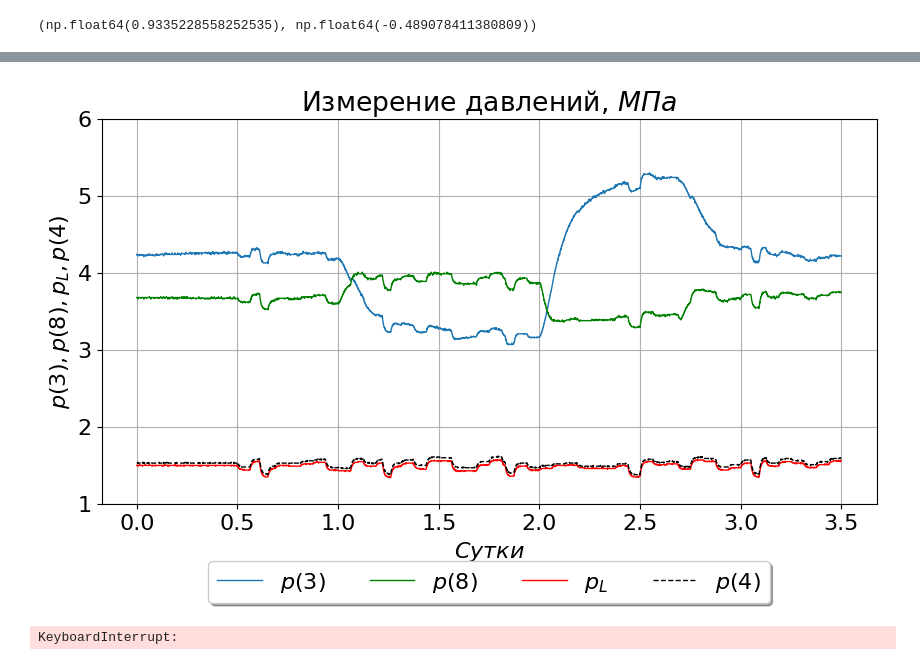
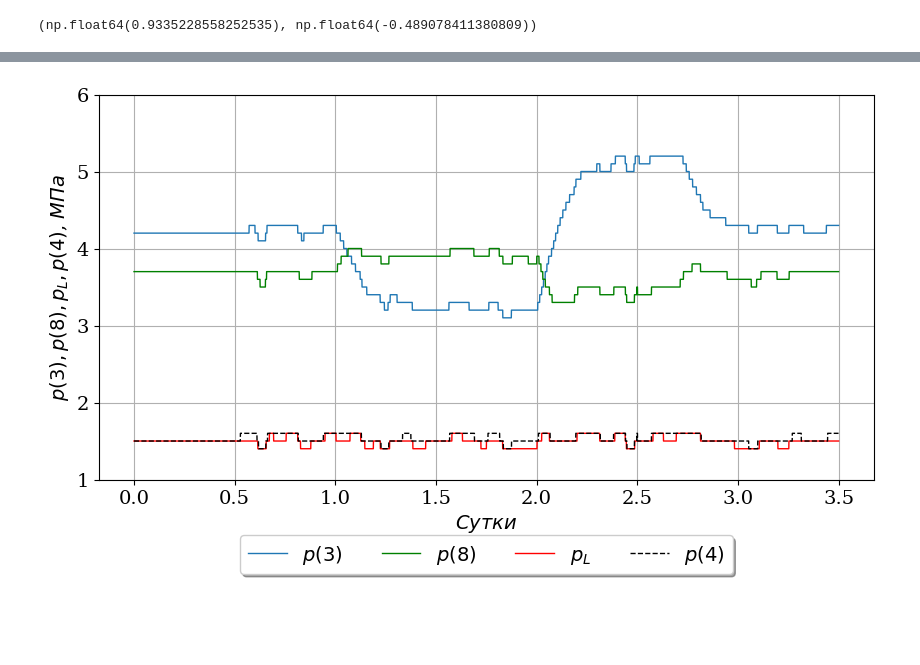
Before and after one commit to IANovoselov/well, a Jupyter notebook: well.ipynb, the cells around one changed output, grey strips where cells are left out. Cells and saved outputs as stored; diff of their text form; code cells hidden in the pictures; blank space fills up the shorter version.

```diff
--- a/well.ipynb
+++ b/well.ipynb
@@ -415,7 +419,8 @@ reservoir = Reservoir()
 well_params = WellParameters().init_dh_r(reservoir, oil).init_m_r3_p_g3(oil)
 
 pump = Pump().init_h_0(well_params, reservoir, oil)
-pump.w = pump._w= 1
+pump.w = pump._w = 1
+pump.smooth_enable = True
 
 agzu = AGZU()
 agzu.enable = True
@@ -456,7 +461,7 @@ class Scale:
   min: int = 0
   max: int = 1
 
-def build_plot(x: pd.Series, data: list[tuple[PlotData]], title: str, y_scale: Optional[list[Scale]] = None, x_scale: Optional[Scale] = None):
+def build_plot(x: pd.Series, data: list[tuple[PlotData]], title: str, y_scale: Optional[list[Scale]] = None, x_scale: Optional[Scale] = None, mu=None):
   """Построитель графиков"""
 
   if y_scale is None:
@@ -503,8 +508,14 @@ def build_plot(x: pd.Series, data: list[tuple[PlotData]], title: str, y_scale: O
     min_limit = y_scale[ax_index].min if y_scale[ax_index].min is not None else min(mins) * 0.9
     max_limit = y_scale[ax_index].max if y_scale[ax_index].max is not None else max(maxes) * 1.1
 
+    y_label = f"${', '.join([plot_data.label for plot_data in data[ax_index]])}$"
+    if mu:
+      y_label += ', '
+      y_label += mu
+      mu = None
+
     _ax.set(ylim=(min_limit, max_limit), xlabel=xlabel,
-            ylabel=f"${','.join([plot_data.label for plot_data in data[ax_index]])}$")
+            ylabel=y_label)
 
   plt.title(title)
 
@@ -574,7 +585,7 @@ class Meter:
 
     ident_k = (k//denominator)
     ident_dt = dt * denominator
-    x_time = x[::denominator]
+    x_time = x[::denominator][:ident_k]
 
     if quant_step is not None:
 
@@ -689,20 +700,20 @@ def add_noise(clean_data,
 # %%
 meter = Meter()
-meter.noise_enable = True
-ident_dt, ident_k, x_time, df_ident = meter.measure(df, quant_step=0.01)
+meter.noise_enable = False
+ident_dt, ident_k, x_time, df_ident = meter.measure(df, quant_step=0.1)
 # %%
 plot_data = [
              (PlotData(df_ident['p_3'], '', 1, 'p(3)'),
               PlotData(df_ident['p_8'], 'g', 1, 'p(8)'),
               PlotData(df_ident['p_L'], 'r', 1, 'p_L'),
               PlotData(df_ident['p_4'], 'k--', 1, 'p(4)'),
               ),
 
             ]
 
-build_plot(x_time, plot_data, 'Измерение давлений, $МПа$', y_scale = [Scale(min=1, max=6)])
+build_plot(x_time, plot_data, None, y_scale = [Scale(min=1, max=6)], mu='$МПа$')
 # %% [output]
-[figure, old version]
+[figure, new version]
 # %%
 # Идентификация через фильтр
 
@@ -875,11 +886,14 @@ denominator_list = np.arange(1, 35, 1)
 
 denominator_list_minutes = [rec * dt * 24 * 60 for rec in denominator_list]
 # %%
-res = {'p_R': np.zeros((len(quant_step_list), len(denominator_list))),
-       'r_1': np.zeros((len(quant_step_list), len(denominator_list))),
-       'r_2': np.zeros((len(quant_step_list), len(denominator_list))),
+res = {'p_R': [],
+       'r_1': [],
+       'r_2': [],
        'sco': np.zeros((len(quant_step_list), len(denominator_list))),
         }
+
+meter = Meter()
+meter.noise_enable = True
 
 
 for i, quant_step in enumerate(quant_step_list):
@@ -893,12 +907,10 @@ for i, quant_step in enumerate(quant_step_list):
     s_q_t, s_p_t, m2, k_s = get_static_data(calc_df, ident_k, denominator)
     b = identificate_regul(calc_df, ident_k, denominator, well.reservoir.v_r, s_q_t, s_p_t, m2, k_s).T[0]
 
-    res['p_R'][i, j] = (calc_error(well.reservoir.p_R , b[0]))
-    res['r_1'][i, j] = (calc_error(well.reservoir.r_1 , b[1]))
-    res['r_2'][i, j] = (calc_error(well.reservoir.r_2 , b[2]))
+    res['p_R'].append(calc_error(well.reservoir.p_R , b[0]))
+    res['r_1'].append(calc_error(well.reservoir.r_1 , b[1]))
+    res['r_2'].append(calc_error(well.reservoir.r_2 , b[2]))
     res['sco'][i, j] = (calc_sco(b[0] , b[1], b[2], well.reservoir))
-# %% [output]
-KeyboardInterrupt:
 # %%
 from scipy.ndimage import gaussian_filter
 mse = res['sco']
```
Also changed, not shown: parts of 17 cells of this notebook.
